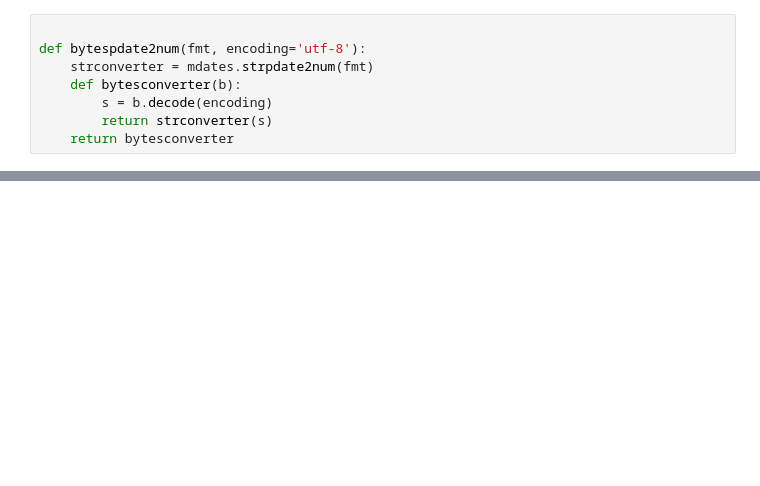
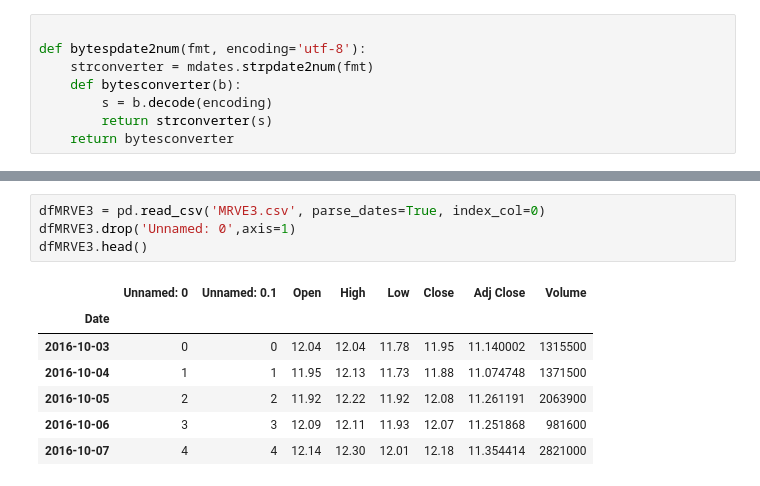
Before and after one commit to EduardoSSR/Financial-Engineering, a Jupyter notebook: Trabalhos/Testes.ipynb, the cells around one changed output, grey strips where cells are left out. Saved outputs shown, nothing was run; the diff lists cells and outputs as text; blank space fills up the shorter version.

```diff
--- a/Trabalhos/Testes.ipynb
+++ b/Trabalhos/Testes.ipynb
@@ -126,0 +168,12 @@ stocks_all.head()
+# %%
+dfMRVE3 = pd.read_csv('MRVE3.csv', parse_dates=True, index_col=0)
+dfMRVE3.drop('Unnamed: 0',axis=1)
+dfMRVE3.head()
+# %% [output]
+|  | Unnamed: 0 | Unnamed: 0.1 | Open | High | Low | Close | Adj Close | Volume |
+| Date |  |  |  |  |  |  |  |  |
+| 2016-10-03 | 0 | 0 | 12.04 | 12.04 | 11.78 | 11.95 | 11.140002 | 1315500 |
+| 2016-10-04 | 1 | 1 | 11.95 | 12.13 | 11.73 | 11.88 | 11.074748 | 1371500 |
+| 2016-10-05 | 2 | 2 | 11.92 | 12.22 | 11.92 | 12.08 | 11.261191 | 2063900 |
+| 2016-10-06 | 3 | 3 | 12.09 | 12.11 | 11.93 | 12.07 | 11.251868 | 981600 |
+| 2016-10-07 | 4 | 4 | 12.14 | 12.30 | 12.01 | 12.18 | 11.354414 | 2821000 |
```
Also changed, not shown: parts of 17 cells of this notebook, 5 other files.
